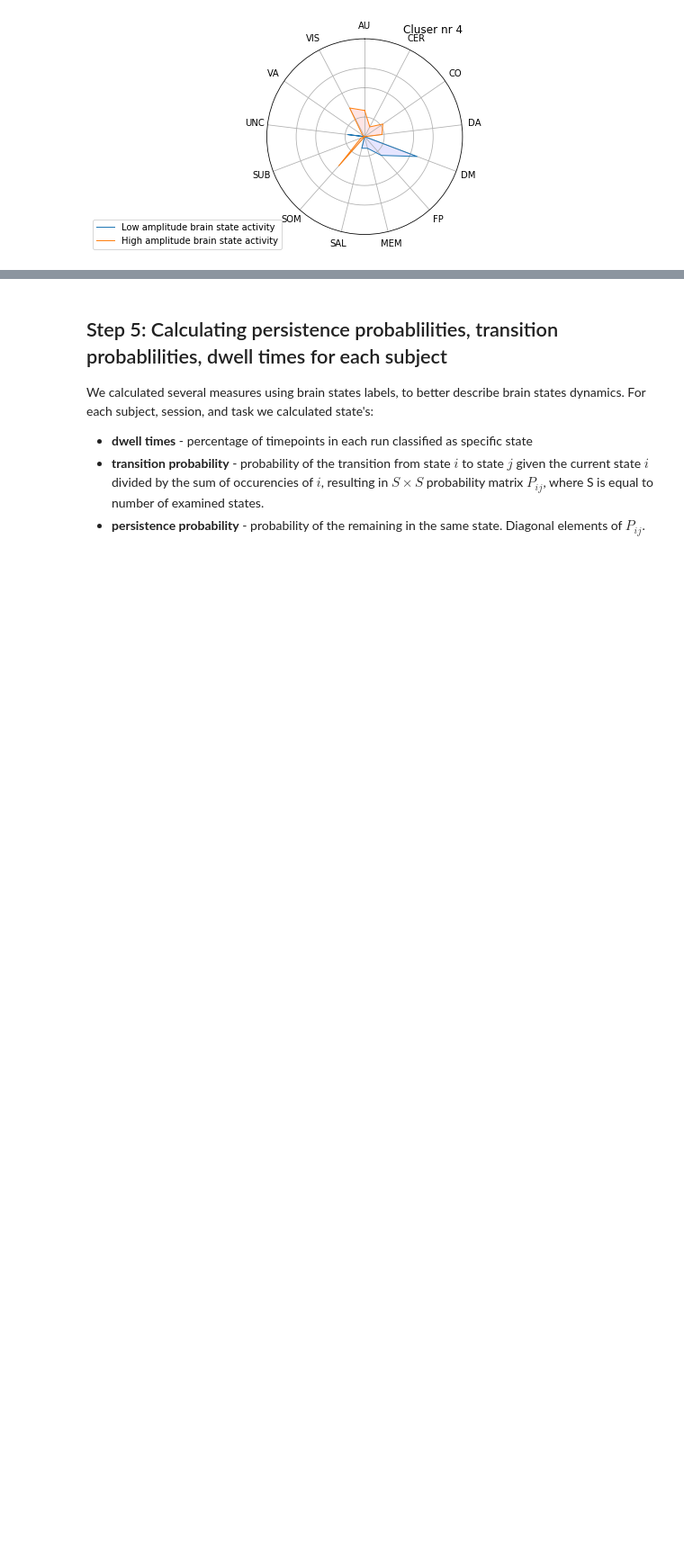
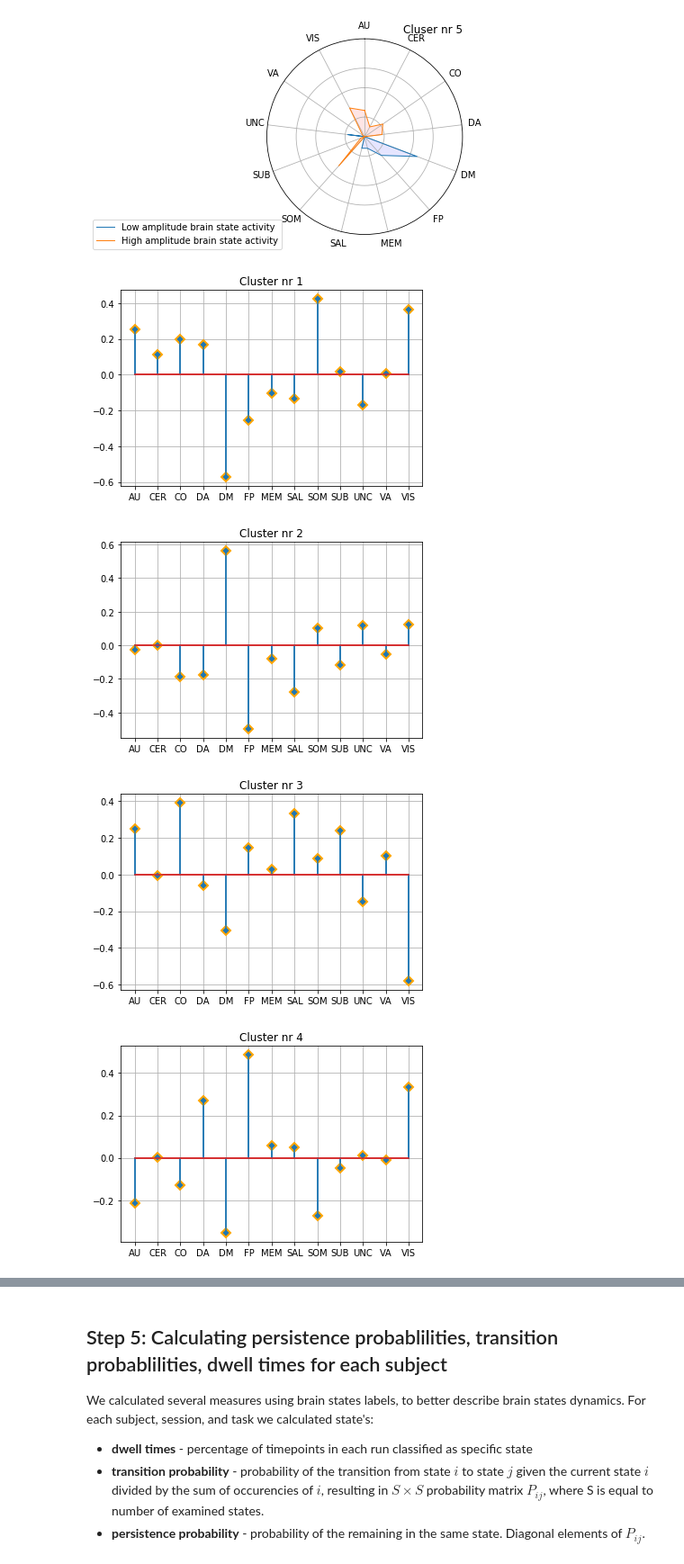
Before and after one commit to LeonBai/wm-brain-states, a Jupyter notebook: brain_states_analysis_power.ipynb, the cells around one changed output, grey strips where cells are left out. Shown at 90% size. Drawn from its saved outputs; the diff is of its cells as text; code cells hidden in the pictures; blank space fills up the shorter version.

```diff
--- a/brain_states_analysis_power.ipynb
+++ b/brain_states_analysis_power.ipynb
@@ -399,7 +399,7 @@ for i in range(5):
     values += values[:1]
     print(len(values))
     ax.plot(angles, values, linewidth=1, linestyle='solid', label="High amplitude brain state activity")
-    ax.set_title( f"Cluser nr {i}", loc ='right')
+    ax.set_title( f"Cluser nr {i+1}", loc ='right')
     ax.fill(angles, values, 'r', alpha=0.1)
 
     # Add legend
@@ -416,3 +416,22 @@ for i in range(5):
 [figure]
 14
 [figure]
+# %%
+import matplotlib.pyplot as plt
+import numpy as np
+
+for i in range(5):
+    values=w[i]
+
+    plt.stem(np.array(dum.keys()),values, markerfmt=' ')
+    (markers, stemlines, baseline) = plt.stem(values)
+
+    plt.setp(markers, marker='D', markersize=7, markeredgecolor="orange", markeredgewidth=2)
+    plt.title(f"Cluster nr {i+1}")
+    plt.grid()
+    plt.show()
+# %% [output]
+[figure, added]
+[figure, added]
+[figure, added]
+[figure, added]
```
Also changed, not shown: parts of 1 cell of this notebook.
